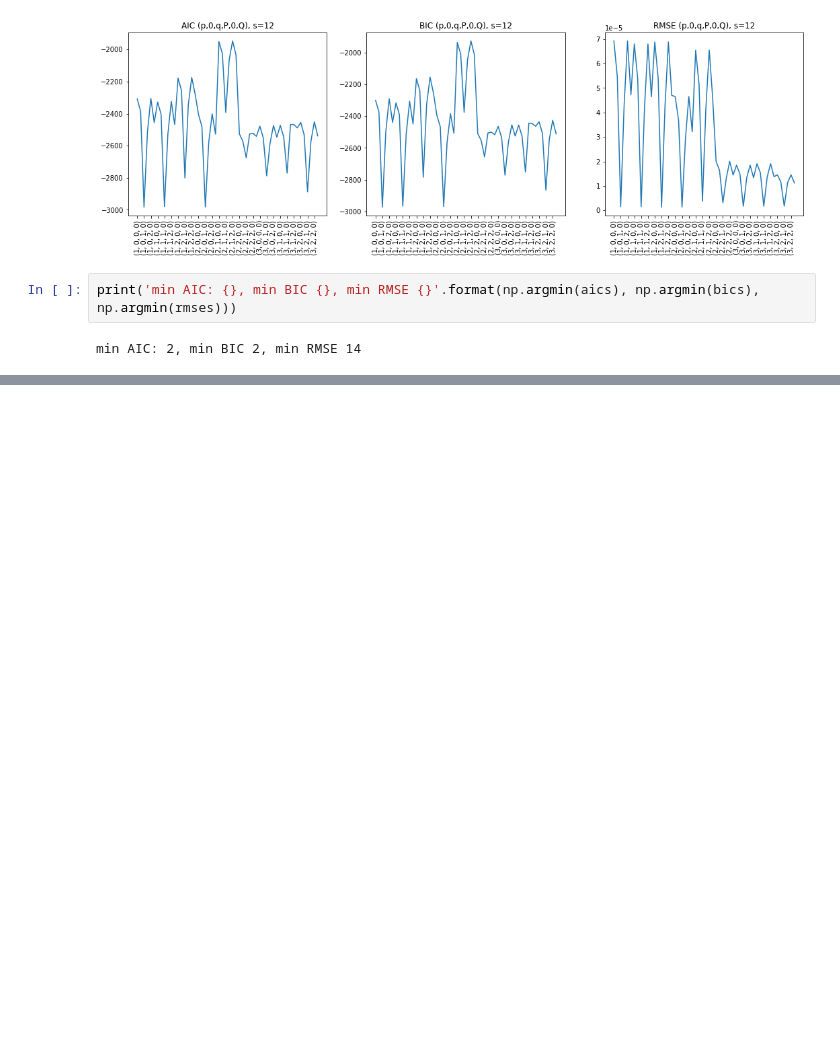
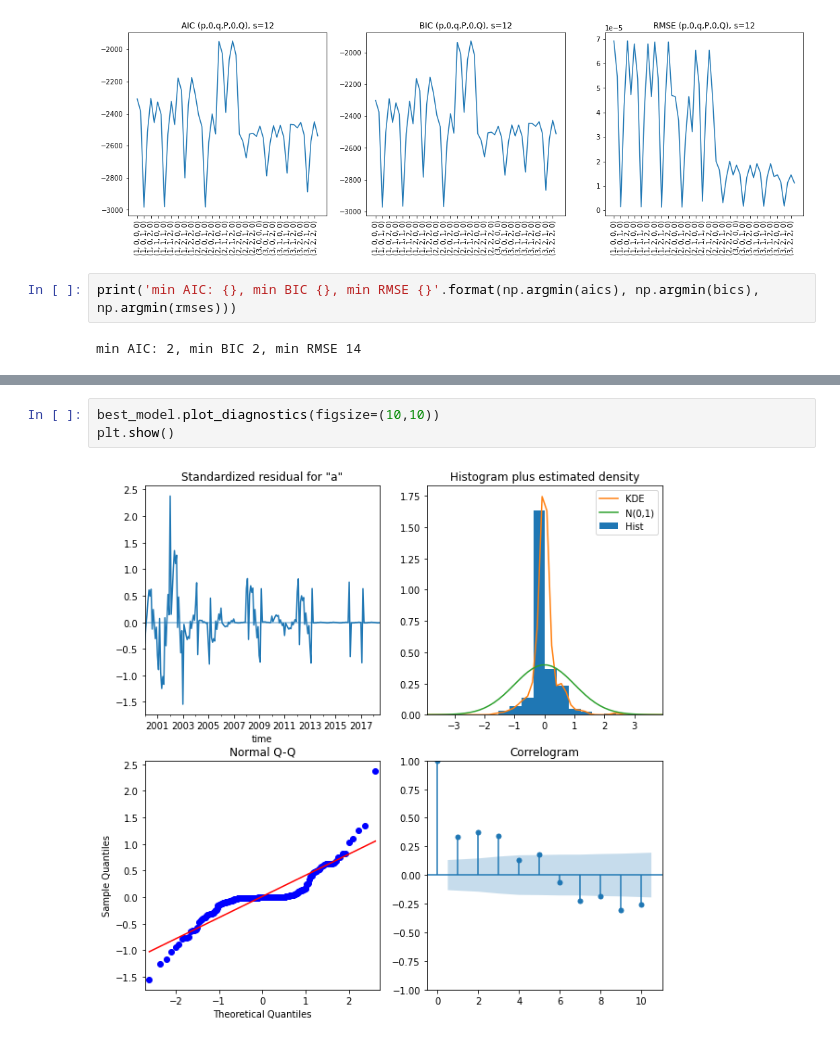
Before and after one commit to samuelexferri/unibg-statistic2, a Jupyter notebook: notebooks/nh3-rolling-cross-validation.ipynb, the cells around one changed output, grey strips where cells are left out. Drawn from its saved outputs; the diff is of its cells as text; blank space fills up the shorter version.

```diff
--- a/notebooks/nh3-rolling-cross-validation.ipynb
+++ b/notebooks/nh3-rolling-cross-validation.ipynb
@@ -186,0 +361,5 @@ min_rmse_model
+# %%
+best_model.plot_diagnostics(figsize=(10,10))
+plt.show()
+# %% [output]
+[figure, added]
```
Also changed, not shown: parts of 26 cells of this notebook.
